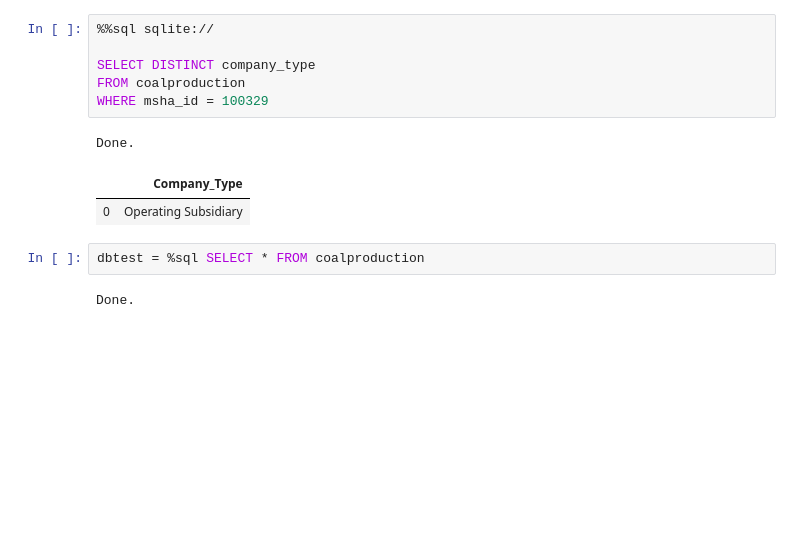
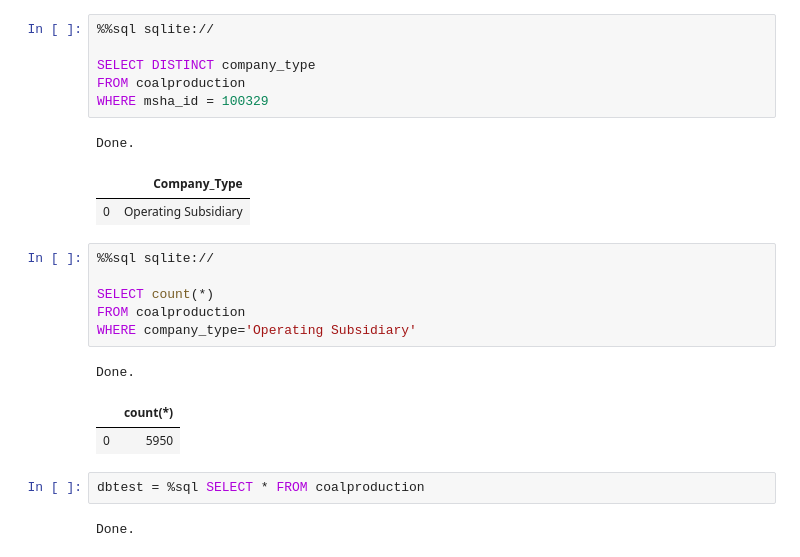
Before and after one commit to amingheibi/Data-Science-Course, a Jupyter notebook: 1-ipython intro/Simple Demo.ipynb, the cells around one changed output. Cells and saved outputs as stored; diff of their text form; blank space fills up the shorter version.

```diff
--- a/1-ipython intro/Simple Demo.ipynb
+++ b/1-ipython intro/Simple Demo.ipynb
@@ -171,6 +183,16 @@ WHERE msha_id = 100329
 Done.
 |  | Company_Type |
 | 0 | Operating Subsidiary |
+# %%
+%%sql sqlite://
+
+SELECT count(*)
+FROM coalproduction
+WHERE company_type='Operating Subsidiary'
+# %% [output]
+Done.
+|  | count(*) |
+| 0 | 5950 |
 # %%
 dbtest = %sql SELECT * FROM coalproduction
 # %% [output]
```
Also changed, not shown: parts of 10 cells of this notebook.
